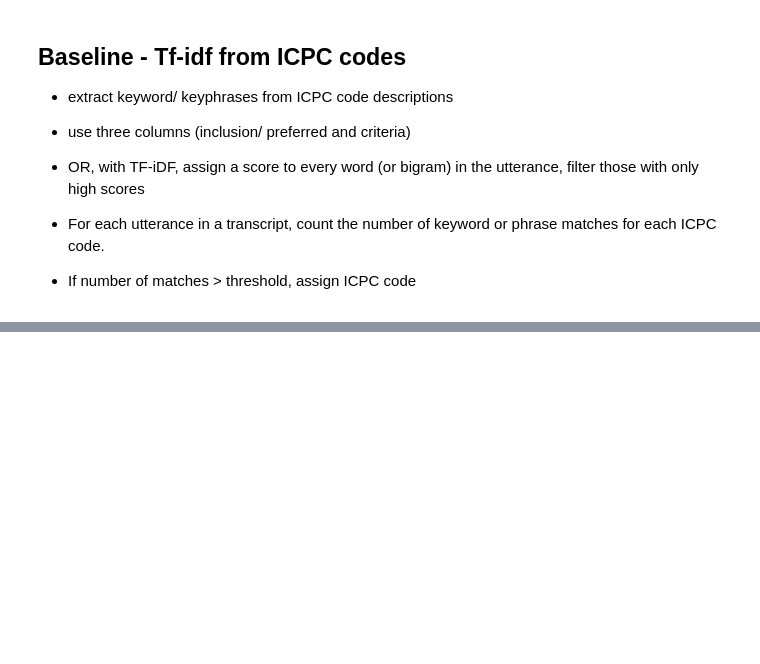
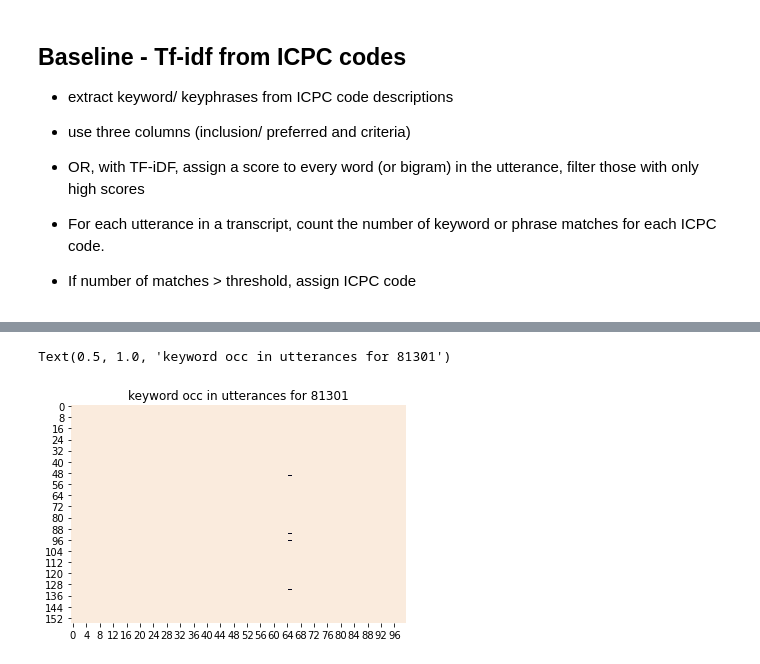
Before and after one commit to NLPforGPs/NLP-Primary-Care, a Jupyter notebook: Untitled.ipynb, the cells around one changed output, grey strips where cells are left out. Drawn from its saved outputs; the diff is of its cells as text; code cells hidden in the pictures; blank space fills up the shorter version.

```diff
--- a/Untitled.ipynb
+++ b/Untitled.ipynb
@@ -118,3 +182,9 @@ filter those with only high scores
 
 - For each utterance in a transcript, count the number of keyword or phrase matches for each ICPC code.
 - If number of matches > threshold, assign ICPC code
+# %%
+from sklearn.feature_extraction.text import CountVectorizer
+count_vec = CountVectorizer(binary=True, ngram_range=(1,2))
+
+icpc_count_vec = count_vec.fit_transform(icpc_corpus)
+vec_vocab = count_vec.vocabulary_
@@ -161,16 +276,19 @@ def apply_to_transcript(transcript: List[List[str]], fn_speaker=None, fn_utteran
             utterance = fn_utterance(utterance)
         return speaker, utterance
 # %%
-idx = 1
+idx = 7
 
 dialogue = test_df.iloc[idx]['transcript__conversation_clean']
 
-test = apply_to_transcript(dialogue, fn_utterance=vectoriser.transform, merge=True)
+test = apply_to_transcript(dialogue, fn_utterance=count_vec.transform, merge=True)
 
 matrix = test[1]
 
 sns.heatmap(matrix.todense()[:, np.random.randint(0, matrix.shape[1], 100)] == 0, vmin=0, vmax=1,
             cbar=False).set_title(f'keyword occ in utterances for {test_df.iloc[idx]["record_id"]}')
+# %% [output]
+Text(0.5, 1.0, 'keyword occ in utterances for 81301')
+[figure, added]
 # %%
 test_mat = np.array(matrix.todense())
 # %%
```
Also changed, not shown: parts of 20 cells of this notebook.
